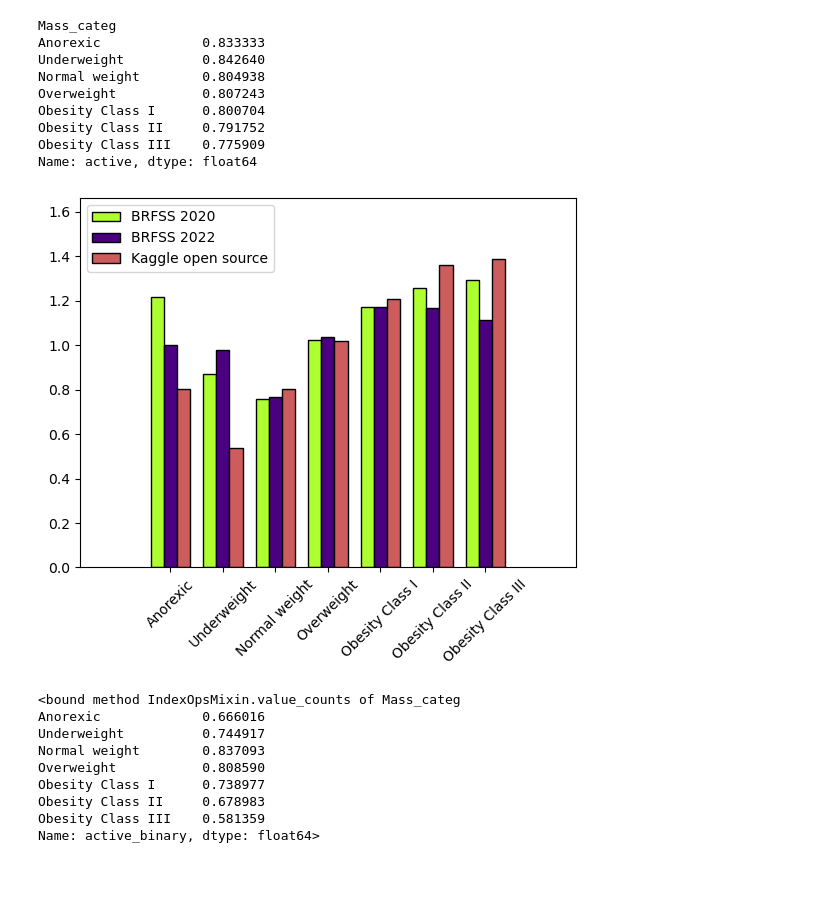
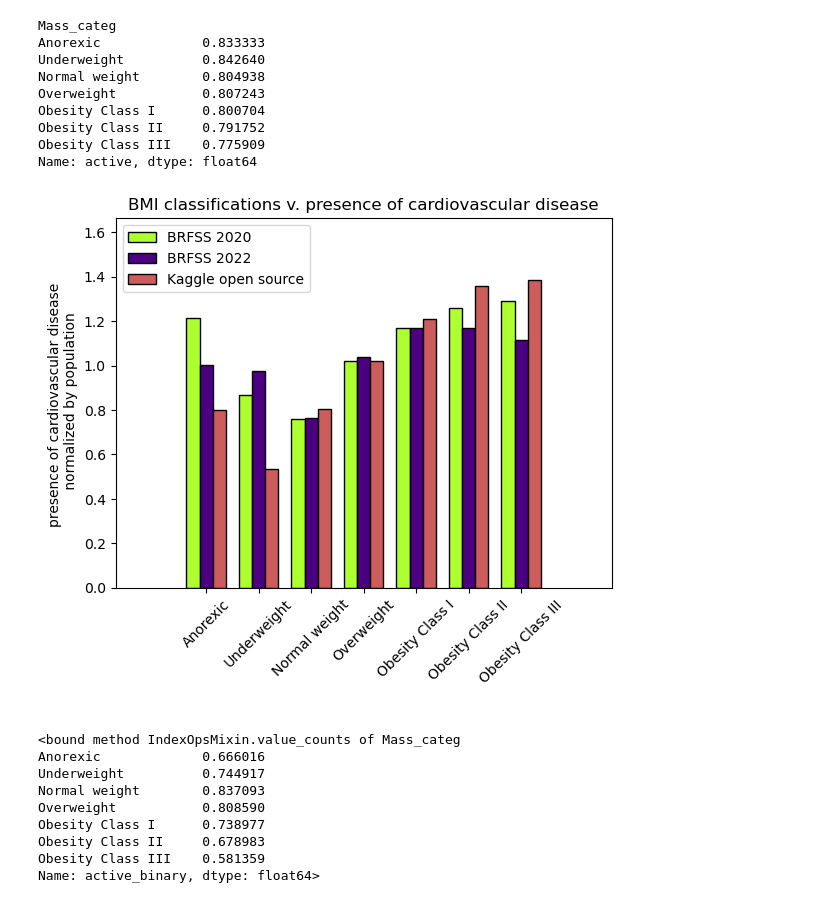
Before and after one commit to MattRind/heart_disease_proj1_CJRV, a Jupyter notebook: CDC_info.ipynb, the cells around one changed output. Saved outputs shown, nothing was run; the diff lists cells and outputs as text; code cells hidden in the pictures; blank space fills up the shorter version.

```diff
--- a/CDC_info.ipynb
+++ b/CDC_info.ipynb
@@ -269,25 +266,28 @@ Name: active, dtype: float64
 # %%
 n=7
 r = np.arange(n)
 width = 0.25
 #   plt.bar(group_labels, y_values, color="g", align="center")
 
 plt.bar(r, norm_cvd_by_mass_catg, color = 'greenyellow',
         width = width, edgecolor = 'black',
         label='BRFSS 2020')
 plt.bar(r + width, norm_cvd_by_mass_catg2, color = 'indigo',
         width = width, edgecolor = 'black',
         label='BRFSS 2022')
 plt.bar(r + width+width, norm_cvd_by_mass_catg3, color = 'indianred',
         width = width, edgecolor = 'black',
         label='Kaggle open source')
 plt.xticks(r + width,group_labels, rotation =45)
 plt.margins(0.2)
+plt.xlabel(" ")
+plt.ylabel("presence of cardiovascular disease \n normalized by population")
+plt.title('BMI classifications v. presence of cardiovascular disease')
 plt.legend()
 plt.savefig("bmi.png")
 plt.show()
 # %% [output]
-[figure, old version]
+[figure, new version]
 # %%
 heart_disease_by_active_catg2.value_counts
 # group_labels
```
Also changed, not shown: parts of 3 cells of this notebook, 1 other file.
